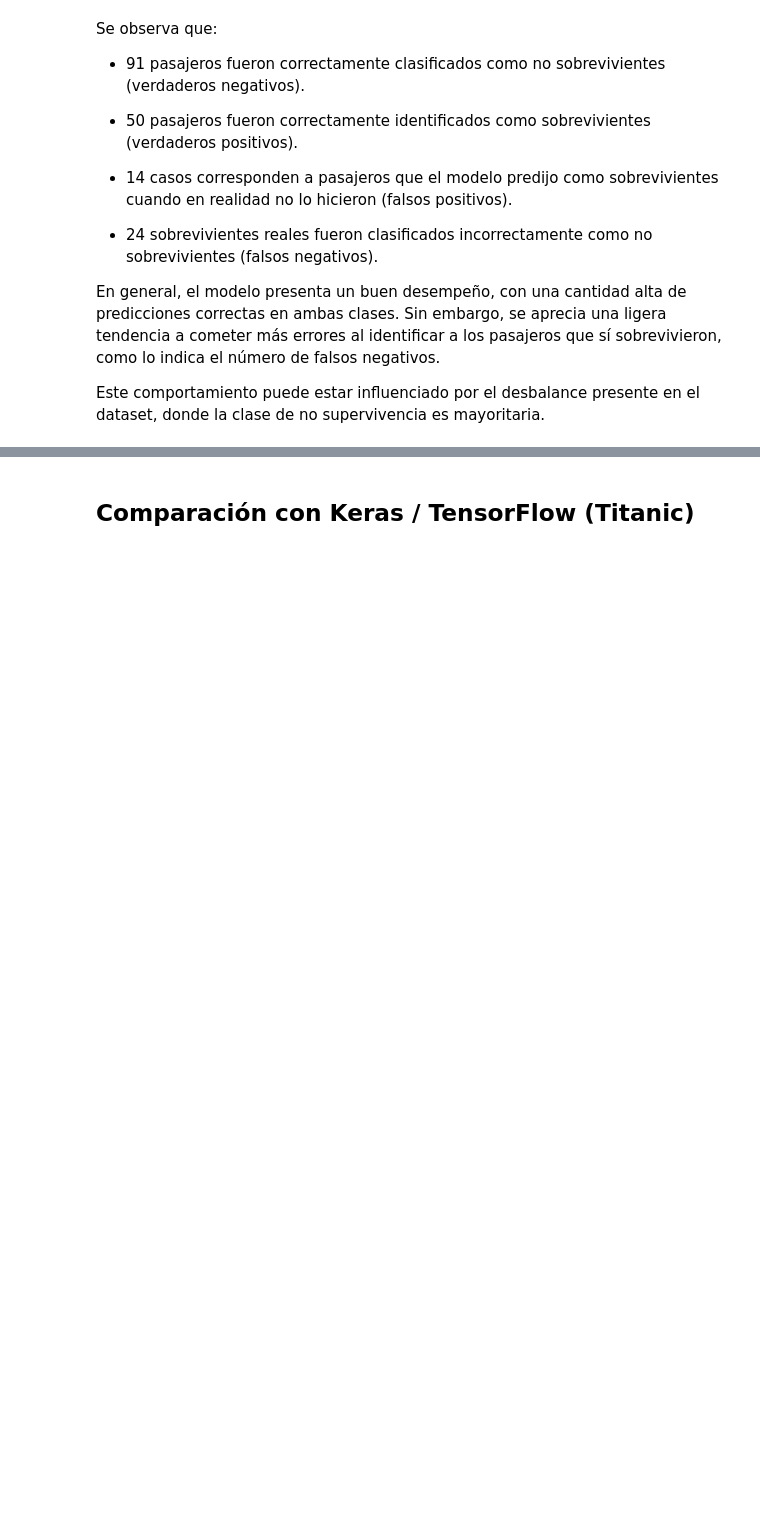
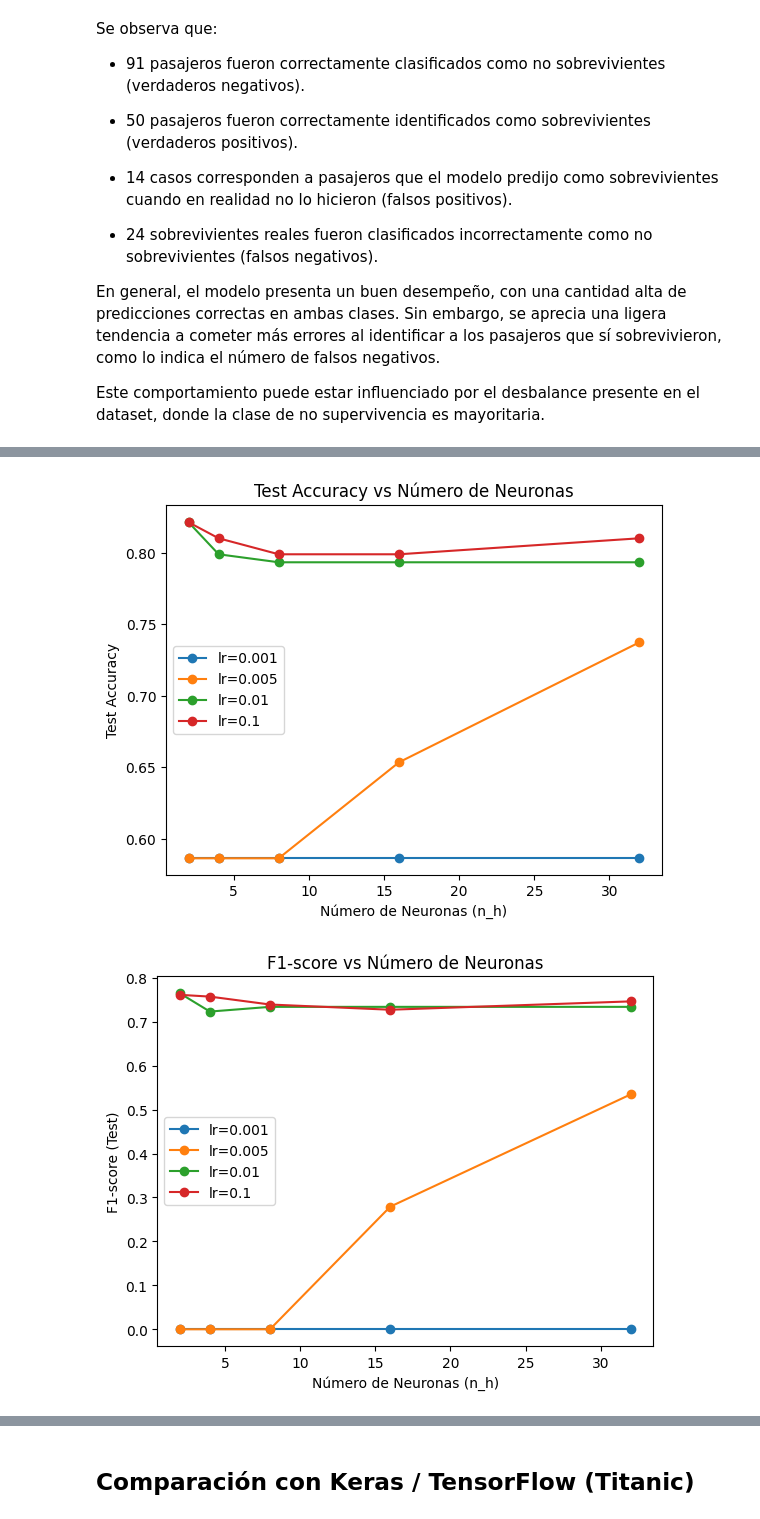
Before and after one commit to JuliianaV2106/red-neuronal-, a Jupyter notebook: notebooks/Red.ipynb, the cells around one changed output, grey strips where cells are left out. Cells and saved outputs as stored; diff of their text form; code cells hidden in the pictures; blank space fills up the shorter version.

```diff
--- a/notebooks/Red.ipynb
+++ b/notebooks/Red.ipynb
@@ -645,0 +909,53 @@ Estos resultados demuestran que el desempeño de una red neuronal depende fuerte
+# %%
+import matplotlib.pyplot as plt
+
+df = df_resultados.copy()
+
+# ==============================
+# 1️⃣ Accuracy vs Neuronas
+# ==============================
+plt.figure()
+for lr in sorted(df["Learning Rate"].unique()):
+    subset = df[df["Learning Rate"] == lr]
+    plt.plot(subset["Neuronas"], subset["Test Acc"], marker='o', label=f"lr={lr}")
+
+plt.xlabel("Número de Neuronas (n_h)")
+plt.ylabel("Test Accuracy")
+plt.title("Test Accuracy vs Número de Neuronas")
+plt.legend()
+plt.show()
+
+
+# ==============================
+# 2️⃣ F1-score vs Neuronas
+# ==============================
+plt.figure()
+for lr in sorted(df["Learning Rate"].unique()):
+    subset = df[df["Learning Rate"] == lr]
+    plt.plot(subset["Neuronas"], subset["F1 Test"], marker='o', label=f"lr={lr}")
+
+plt.xlabel("Número de Neuronas (n_h)")
+plt.ylabel("F1-score (Test)")
+plt.title("F1-score vs Número de Neuronas")
+plt.legend()
+plt.show()
+
+
+# ==============================
+# 3️⃣ Gap Train - Test
+# ==============================
+plt.figure()
+df["Gap"] = df["Train Acc"] - df["Test Acc"]
+
+for lr in sorted(df["Learning Rate"].unique()):
+    subset = df[df["Learning Rate"] == lr]
+    plt.plot(subset["Neuronas"], subset["Gap"], marker='o', label=f"lr={lr}")
+
+plt.xlabel("Número de Neuronas (n_h)")
+plt.ylabel("Train - Test Accuracy")
+plt.title("Gap entre Train y Test (Indicador de Overfitting)")
+plt.legend()
+plt.show()
+# %% [output]
+[figure, added]
+[figure, added]
```
Also changed, not shown: parts of 49 cells of this notebook.
